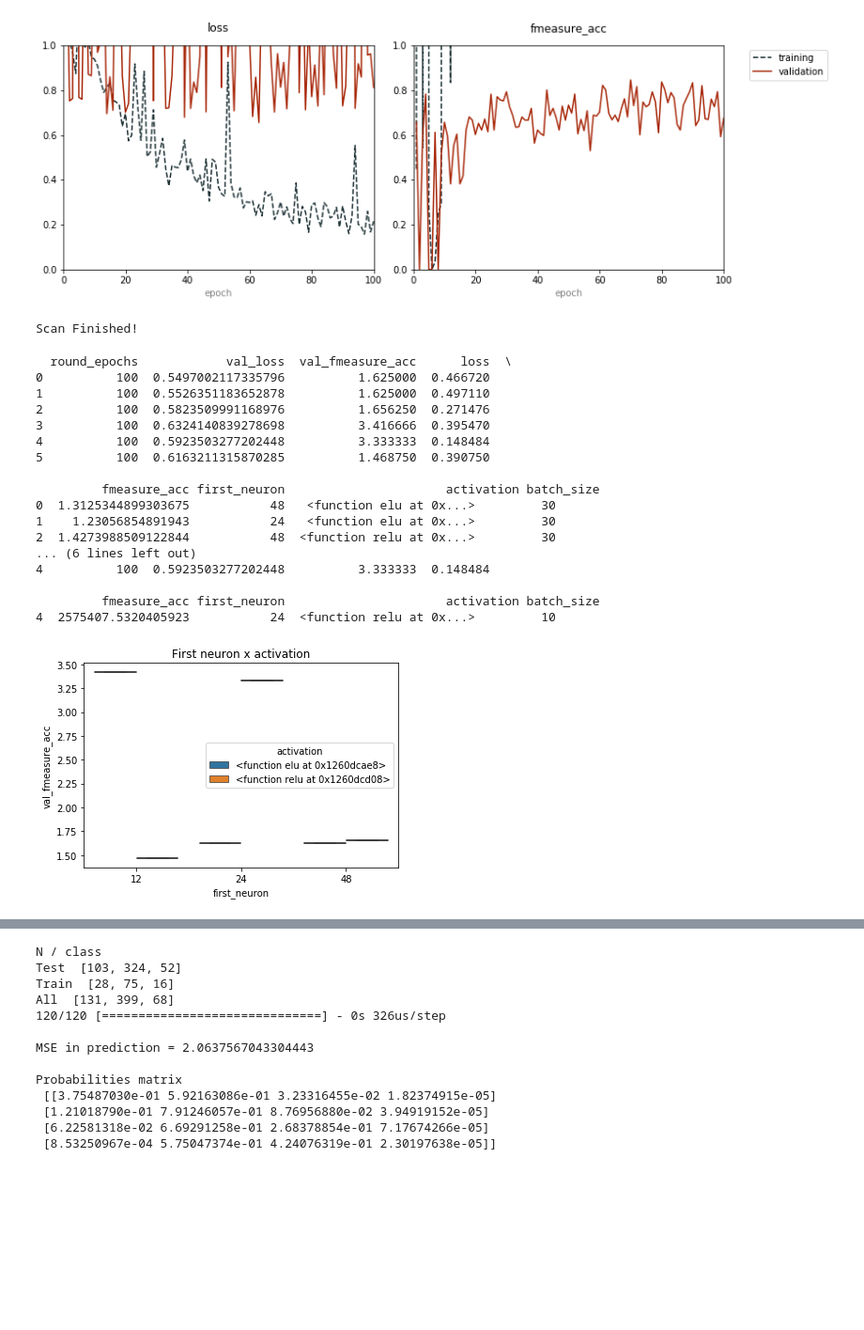
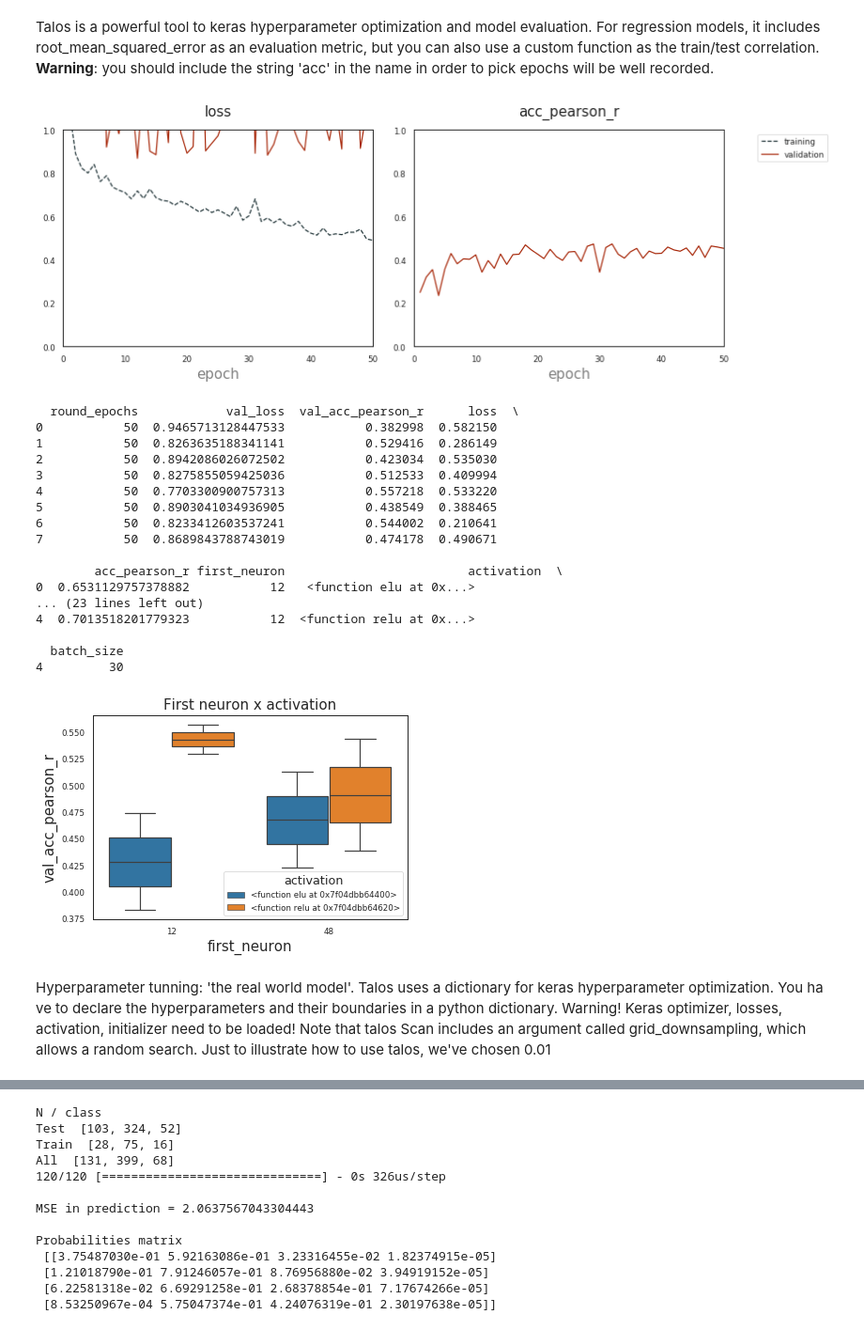
Before and after one commit to miguelperezenciso/DLpipeline, a Jupyter notebook: PDL.ipynb, the cells around one changed output, grey strips where cells are left out. Shown: that part at 94% size. Cells and saved outputs as stored; diff of their text form; code cells hidden in the pictures; blank space fills up the shorter version.

```diff
--- a/PDL.ipynb
+++ b/PDL.ipynb
@@ -285,3 +285,24 @@ MSE in prediction = 5.5599846839904785
+# %% [markdown]
+Talos is a powerful tool to keras hyperparameter optimization and model evaluation. For regression models, it includes root_mean_squared_error as an evaluation metric, but you can also use a custom function as the train/test correlation.
+**Warning**: you should include the string 'acc' in the name in order to  pick epochs will be well recorded.
+# %%
+# Defining pearson correlation as custom metric to model optimization in talos!
+# warning! you have to use acc in the metric name!
+
+from keras import backend as K
+
+def acc_pearson_r(y_true, y_pred):
+    x = y_true
+    y = y_pred
+    mx = K.mean(x, axis=0)
+    my = K.mean(y, axis=0)
+    xm, ym = x - mx, y - my
+    r_num = K.sum(xm * ym)
+    x_square_sum = K.sum(xm * xm)
+    y_square_sum = K.sum(ym * ym)
+    r_den = K.sqrt(x_square_sum * y_square_sum)
+    r = r_num / r_den
+    return K.mean(r)
 # %%
 # HYPERPARAMETER OPTIMIZATION USING TALOS: Simple example
 # https://autonomio.github.io/docs_talos/
@@ -295,7 +316,7 @@ def baby_model(x, y, x_val, y_val, params):
                 activation=params['activation']))
     #last neuron
     model.add(Dense(1, activation=None))
-    model.compile(loss=mean_squared_error, optimizer='sgd', metrics=[fmeasure_acc])
+    model.compile(loss=mean_squared_error, optimizer='sgd', metrics=[acc_pearson_r])
 
     # make sure history object is returned by model.fit()
     out = model.fit(x, y,
@@ -335,42 +356,45 @@ t_Init = ta.Scan(x=X_train0,
                  dataset_name='baby_model',
                  print_params=True)
 # %% [output]
-[figure, old version]
+[figure, new version]
-Scan Finished!
 # %%
 # HYPERPARAMETER OPTIMIZATION USING TALOS: Simple example
 # 3. Inspect results
 Data=pd.DataFrame(t_Init.data)
 Data["loss"] = pd.to_numeric(Data["loss"])
-Data["val_fmeasure_acc"] = pd.to_numeric(Data["val_fmeasure_acc"])
+Data["val_acc_pearson_r"] = pd.to_numeric(Data["val_acc_pearson_r"])
 print(Data)
 
 # Minimum loss set
-i=Data['loss'].argmin()
-print('\nBest loss combination:')
+i=Data['val_acc_pearson_r'].argmax()
+print('\nBest prediction combination:')
 print(Data[i:(i+1)],'\n')
 
 # Visualize some parameters combinations
-x = sns.boxplot(y="val_fmeasure_acc",x="first_neuron",hue="activation",data=Data).set_title('First neuron x activation')
+x = sns.boxplot(y="val_acc_pearson_r",x="first_neuron",hue="activation",data=Data).set_title('First neuron x activation')
 # %% [output]
-  round_epochs            val_loss  val_fmeasure_acc      loss  \
-0          100  0.5497002117335796          1.625000  0.466720
-1          100  0.5526351183652878          1.625000  0.497110
-2          100  0.5823509991168976          1.656250  0.271476
-3          100  0.6324140839278698          3.416666  0.395470
-4          100  0.5923503277202448          3.333333  0.148484
-5          100  0.6163211315870285          1.468750  0.390750
+  round_epochs            val_loss  val_acc_pearson_r      loss  \
+0           50  0.9465713128447533           0.382998  0.582150
+1           50  0.8263635188341141           0.529416  0.286149
+2           50  0.8942086026072502           0.423034  0.535030
+3           50  0.8275855059425036           0.512533  0.409994
+4           50  0.7703300900757313           0.557218  0.533220
+5           50  0.8903041034936905           0.438549  0.388465
+6           50  0.8233412603537241           0.544002  0.210641
+7           50  0.8689843788743019           0.474178  0.490671
 
-         fmeasure_acc first_neuron                      activation batch_size
-0  1.3125344899303675           48   <function elu at 0x...>         30
-1    1.23056854891943           24   <function elu at 0x...>         30
-2  1.4273988509122844           48  <function relu at 0x...>         30
-... (6 lines left out)
-4          100  0.5923503277202448          3.333333  0.148484
+        acc_pearson_r first_neuron                         activation  \
+0  0.6531129757378882           12   <function elu at 0x...>
+... (23 lines left out)
+4  0.7013518201779323           12  <function relu at 0x...>
 
-         fmeasure_acc first_neuron                      activation batch_size
-4  2575407.5320405923           24  <function relu at 0x...>         10
+  batch_size
+4         30
-[figure, old version]
+[figure, new version]
+# %% [markdown]
+Hyperparameter tunning: 'the real world model'. Talos uses a dictionary for keras hyperparameter optimization. You ha ve to declare the hyperparameters and their boundaries in a python dictionary.
+Warning! Keras optimizer, losses, activation, initializer need to be loaded!
+Note that talos Scan includes an argument called grid_downsampling, which allows a random search. Just to illustrate how to use talos, we've chosen 0.01
 # %%
 # HYPERPARAMETER OPTIMIZATION USING TALOS: more complex example
 # We do a random search here (by downsampling among all possible grid values)
```
Also changed, not shown: parts of 13 cells of this notebook.
